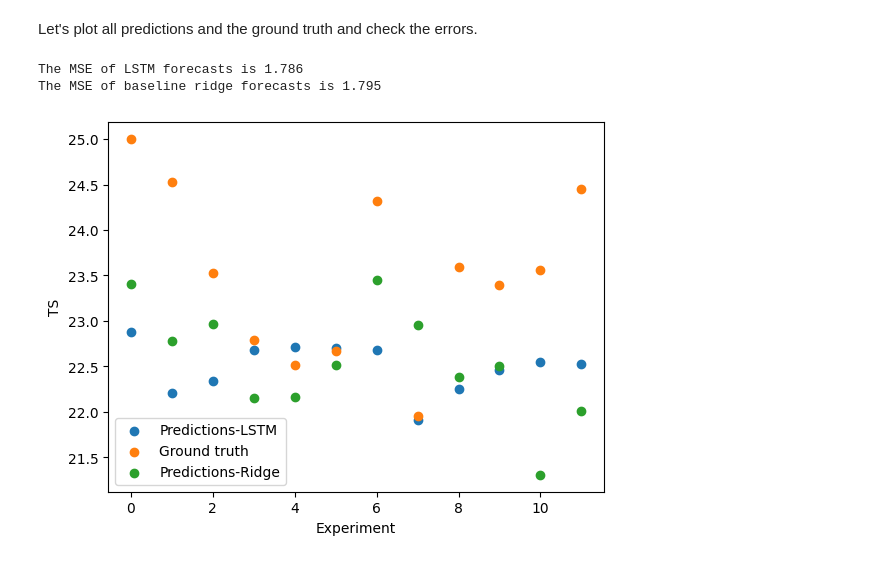
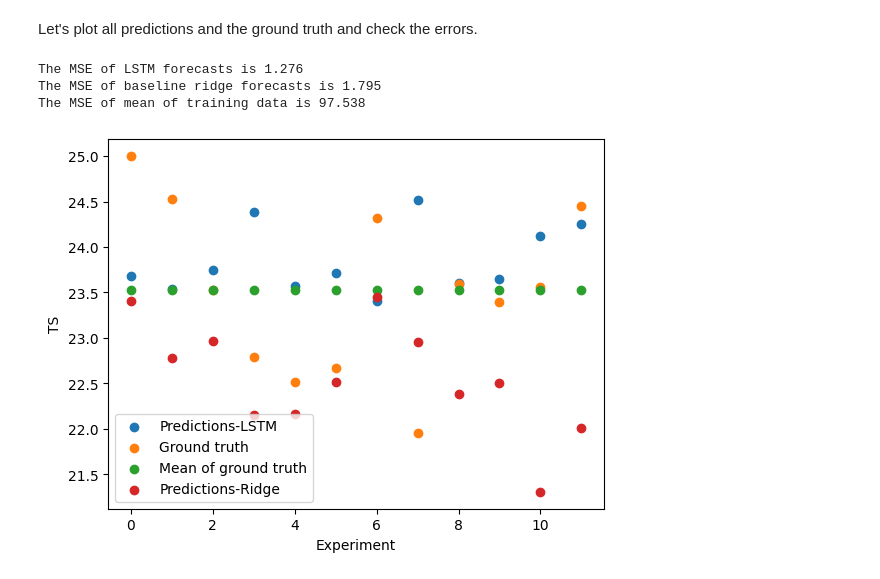
Before and after one commit to AI4S2S/cookbook, a Jupyter notebook: workflow/comp_pred_ridge_and_LSTM.ipynb, the cells around one changed output. Cells and saved outputs as stored; diff of their text form; code cells hidden in the pictures.

```diff
--- a/workflow/comp_pred_ridge_and_LSTM.ipynb
+++ b/workflow/comp_pred_ridge_and_LSTM.ipynb
@@ -49,7 +49,7 @@ calendar = lilio.Calendar(anchor="08-01", allow_overlap=True)
 # add target periods
 calendar.add_intervals("target", length="30d")
 # add precursor periods
-periods_of_interest = 4
+periods_of_interest = 8
 calendar.add_intervals("precursor", "1M", gap="1M", n=periods_of_interest)
 # %%
 # check calendar
@@ -527,20 +531,25 @@ Let's plot all predictions and the ground truth and check the errors.
 # %%
 print(
     f"The MSE of LSTM forecasts is {mean_squared_error(ground_truth, np.concatenate(predictions)):.3f}"
 )
 print(
     f"The MSE of baseline ridge forecasts is {mean_squared_error(ground_truth, predictions_baseline):.3f}"
 )
+print(
+    f"The MSE of mean of training data is {mean_squared_error(ground_truth, [target_series_sel[:-test_samples].mean()] * len(instances)):.3f}"
+)
 
 fig = plt.figure()
 plt.scatter(instances, np.concatenate(predictions), label="Predictions-LSTM")
 plt.scatter(instances, ground_truth, label="Ground truth")
+plt.scatter(instances, [ground_truth.mean()] * len(instances), label="Mean of ground truth")
 plt.scatter(instances, predictions_baseline, label="Predictions-Ridge")
 plt.xlabel("Experiment")
 plt.ylabel("TS")
 plt.legend()
 plt.show()
 # %% [output]
-The MSE of LSTM forecasts is 1.786
+The MSE of LSTM forecasts is 1.276
 The MSE of baseline ridge forecasts is 1.795
+The MSE of mean of training data is 97.538
-[figure, old version]
+[figure, new version]
```
Also changed, not shown: parts of 8 cells of this notebook, 1 other file.
